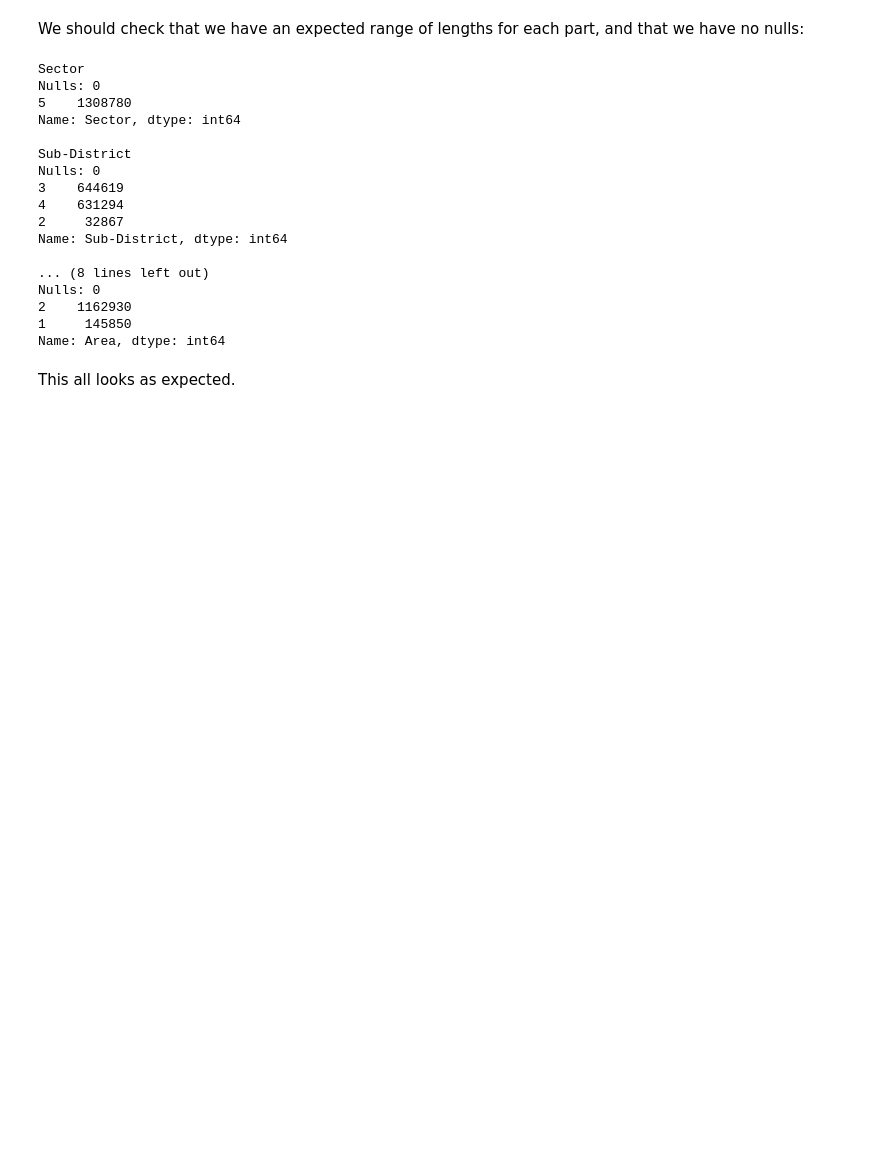
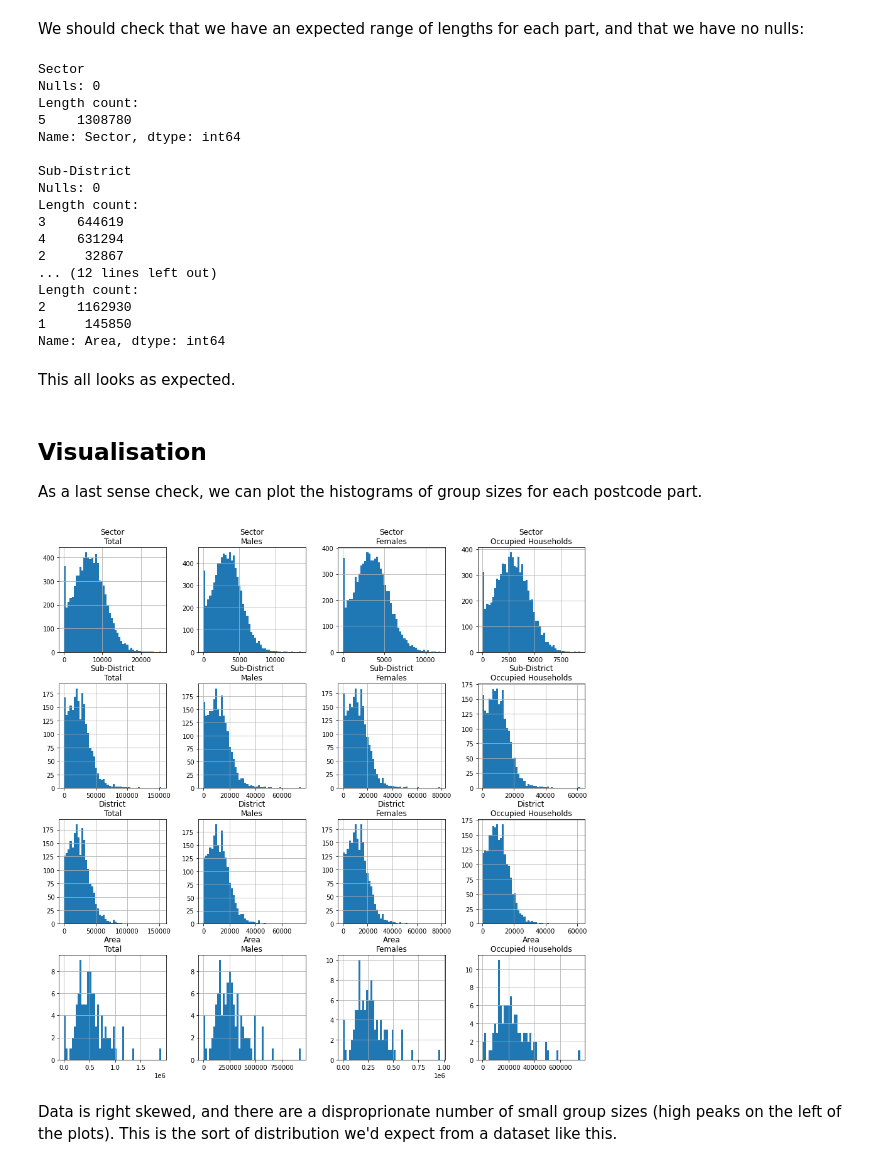
Before and after one commit to adhardy/mirador-task-sheet, a Jupyter notebook: postcode analysis/postcodes.ipynb, the cells around one changed output. Cells and saved outputs as stored; diff of their text form; code cells hidden in the pictures; blank space fills up the shorter version.

```diff
--- a/postcode analysis/postcodes.ipynb
+++ b/postcode analysis/postcodes.ipynb
@@ -109,25 +115,50 @@ We should check that we have an expected range of lengths for each part, and tha
 for col in postcode_parts:
     print(col)
     print("Nulls: " + str(df_postcodes[col].isnull().sum()))
+    print("Length count:")
     print(df_postcodes[col].apply(len).value_counts())
     print()
 # %% [output]
 Sector
 Nulls: 0
+Length count:
 5    1308780
 Name: Sector, dtype: int64
 
 Sub-District
 Nulls: 0
+Length count:
 3    644619
 4    631294
 2     32867
-Name: Sub-District, dtype: int64
-
-... (8 lines left out)
-Nulls: 0
+... (12 lines left out)
+Length count:
 2    1162930
 1     145850
 Name: Area, dtype: int64
 # %% [markdown]
 This all looks as expected.
+# %% [markdown]
+## Visualisation
+
+As a last sense check, we can plot the histograms of group sizes for each postcode part.
+# %%
+import matplotlib.pyplot as plt
+
+metrics = ["Total", "Males", "Females", "Occupied Households"]
+fig, axs = plt.subplots(4,4, figsize=(15,15))
+plt.subplots_adjust(wspace=0.2,
+                    hspace=0.2)
+
+df_part = {}
+for i in range(0,len(postcode_parts)):
+    for j in range(0,len(metrics)):
+        part = postcode_parts[i]
+        metric = metrics[j]
+        df_part[part] = df_postcodes.groupby(by=part).sum()
+        df_part[part].hist(column=metric, layout=(1,4), ax=axs[i,j], bins=50)
+        axs[i,j].set_title(f"{part}\n{metric}")
+# %% [output]
+[figure, added]
+# %% [markdown]
+Data is right skewed, and there are a disproprionate number of small group sizes (high peaks on the left of the plots). This is the sort of distribution we'd expect from a dataset like this.
```
Also changed, not shown: parts of 10 cells of this notebook.
